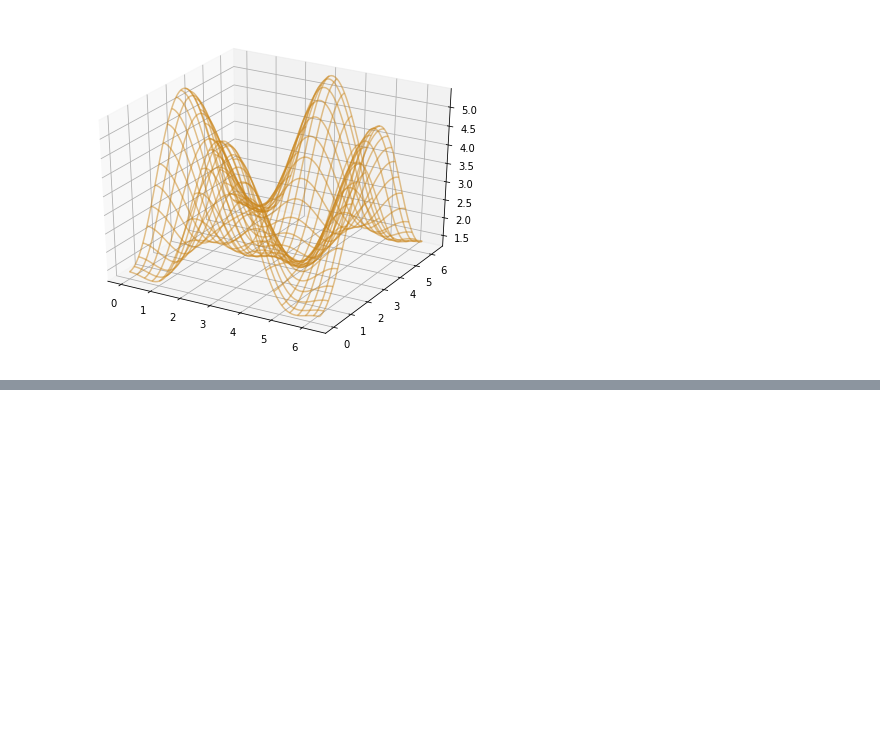
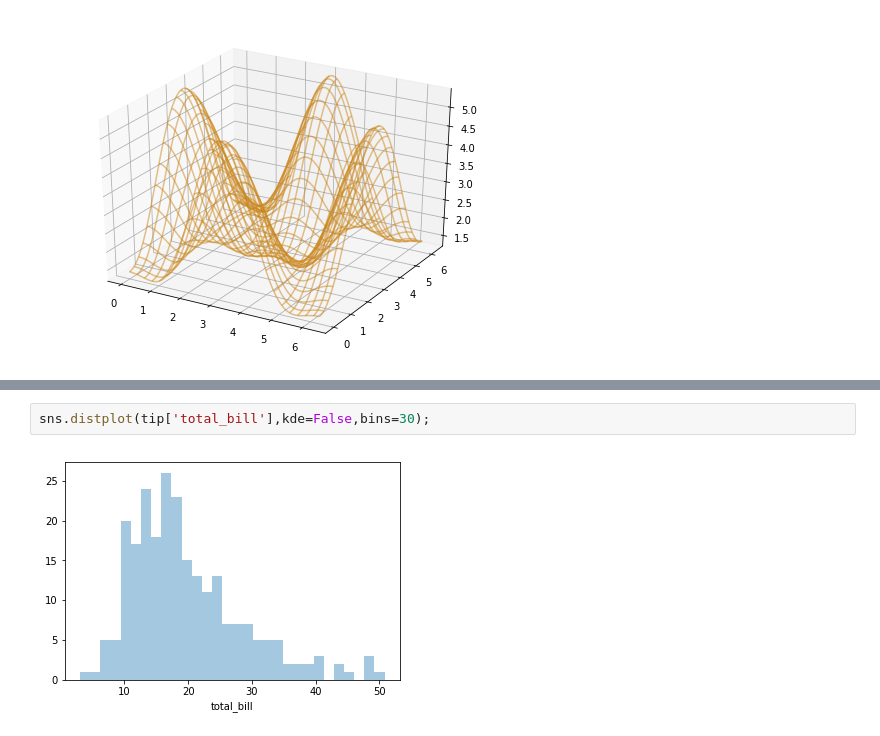
Before and after one commit to awgeezrick/notes-snippets, a Jupyter notebook: python_data_visualization.ipynb, the cells around one changed output, grey strips where cells are left out. Saved outputs shown, nothing was run; the diff lists cells and outputs as text; blank space fills up the shorter version.

```diff
--- a/python_data_visualization.ipynb
+++ b/python_data_visualization.ipynb
@@ -482,0 +514,4 @@ p = ax.plot_wireframe(X, Y, Z, color='#CA851A', alpha=0.5,
+# %%
+sns.distplot(tip['total_bill'],kde=False,bins=30);
+# %% [output]
+[figure, added]
```
Also changed, not shown: parts of 11 cells of this notebook.
